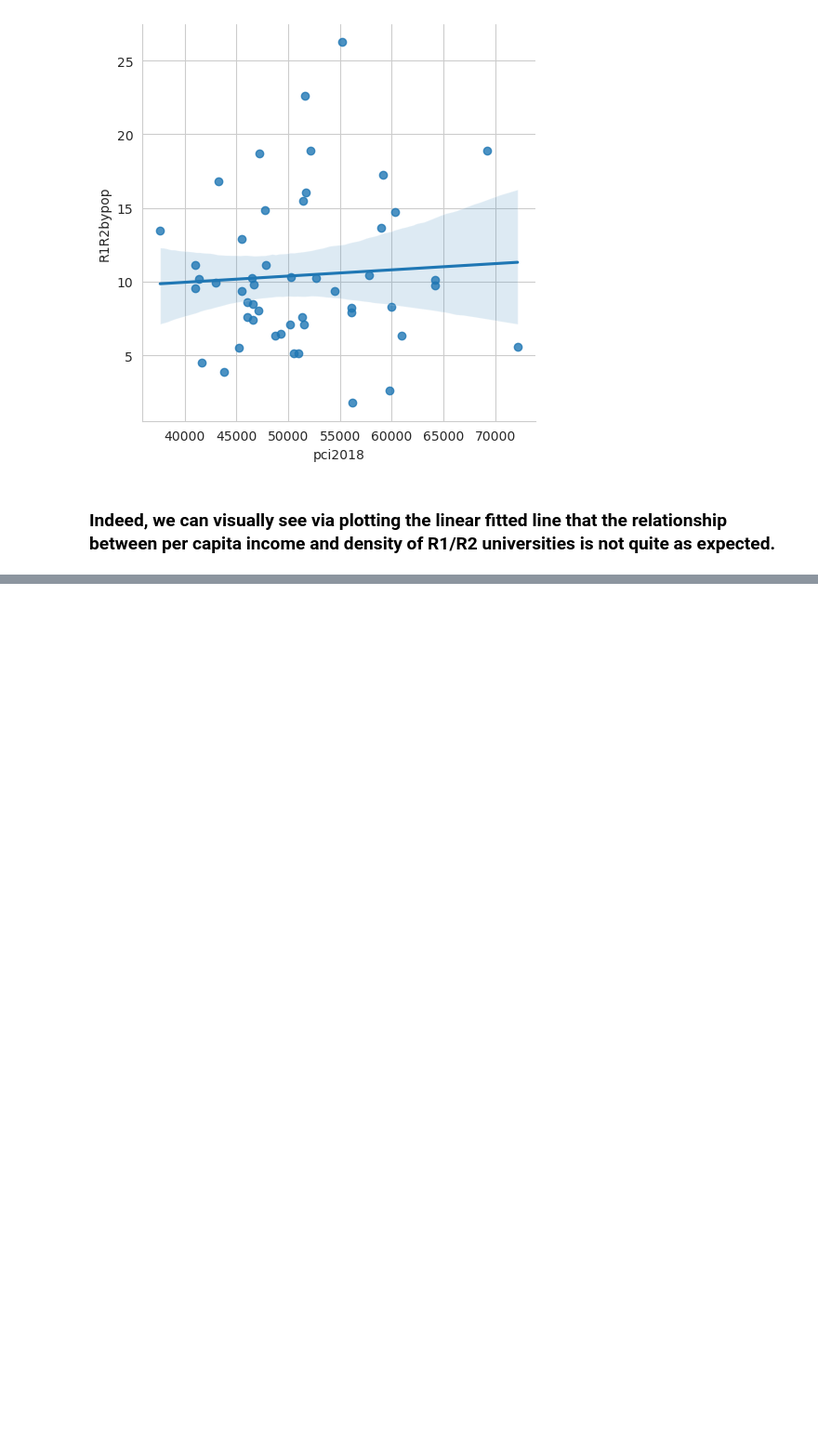
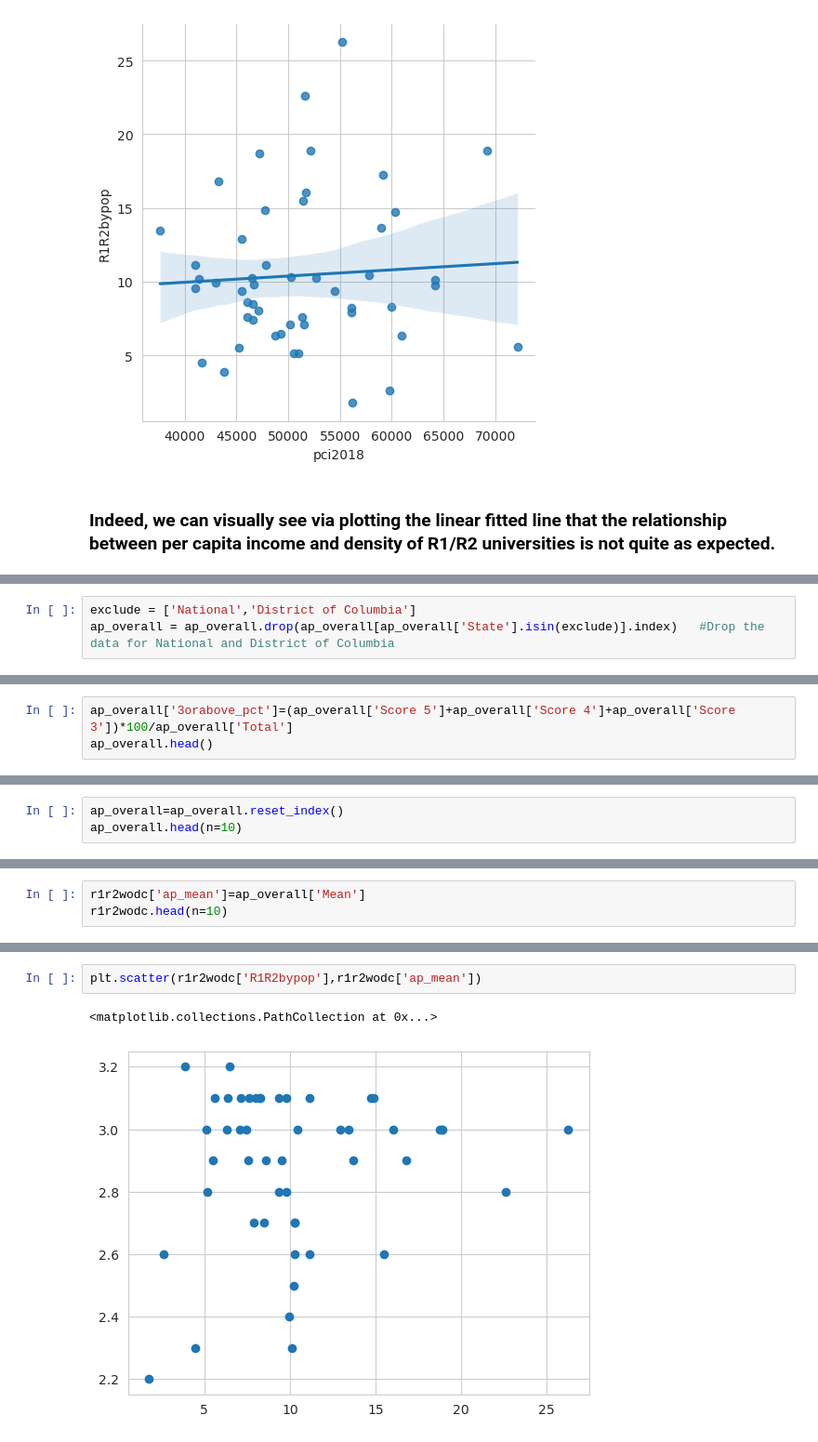
Before and after one commit to mcelhens/AP-Outcomes-to-University-Metrics, a Jupyter notebook: R1R2_count.ipynb, the cells around one changed output, grey strips where cells are left out. Shown at 93% size. Cells and saved outputs as stored; diff of their text form; blank space fills up the shorter version.

```diff
--- a/R1R2_count.ipynb
+++ b/R1R2_count.ipynb
@@ -220,0 +226,3 @@ ap_performance.head()  #Unfortunately, the data is not organized an conveniently
+# %%
+exclude = ['National','District of Columbia']
+ap_overall = ap_overall.drop(ap_overall[ap_overall['State'].isin(exclude)].index)   #Drop the data for National and District of Columbia
@@ -220,0 +238,3 @@ ap_performance.head()  #Unfortunately, the data is not organized an conveniently
+# %%
+ap_overall['3orabove_pct']=(ap_overall['Score 5']+ap_overall['Score 4']+ap_overall['Score 3'])*100/ap_overall['Total']
+ap_overall.head()
@@ -220,0 +248,3 @@ ap_performance.head()  #Unfortunately, the data is not organized an conveniently
+# %%
+ap_overall=ap_overall.reset_index()
+ap_overall.head(n=10)
@@ -220,0 +263,3 @@ ap_performance.head()  #Unfortunately, the data is not organized an conveniently
+# %%
+r1r2wodc['ap_mean']=ap_overall['Mean']
+r1r2wodc.head(n=10)
@@ -220,0 +283,5 @@ ap_performance.head()  #Unfortunately, the data is not organized an conveniently
+# %%
+plt.scatter(r1r2wodc['R1R2bypop'],r1r2wodc['ap_mean'])
+# %% [output]
+<matplotlib.collections.PathCollection at 0x...>
+[figure, added]
```
Also changed, not shown: parts of 13 cells of this notebook.
